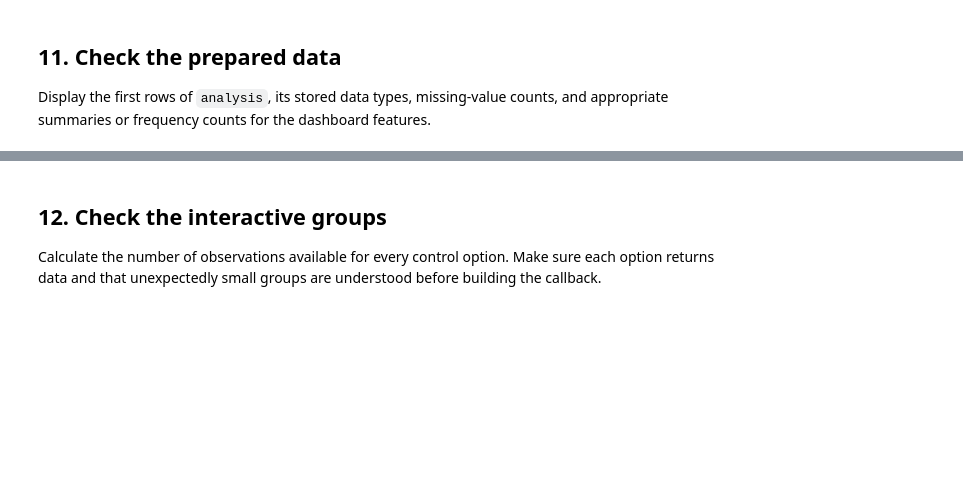
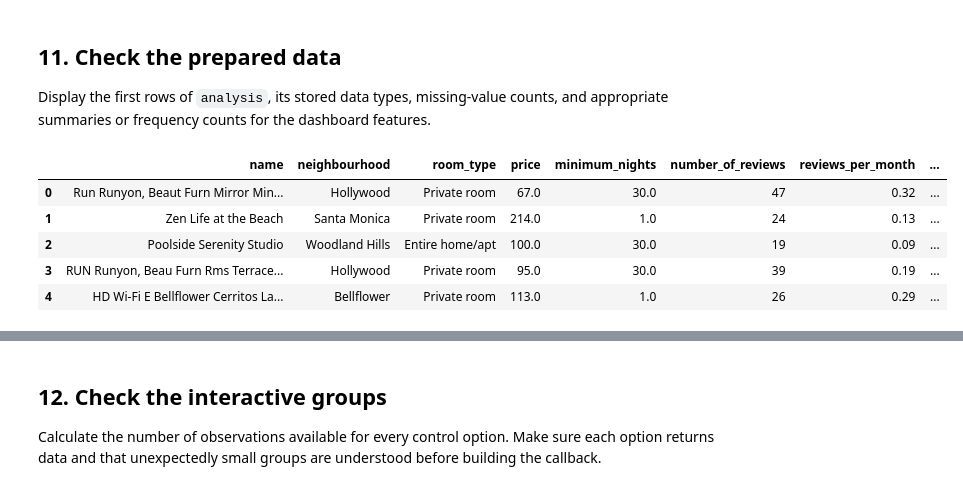
Before and after one commit to swolbroham/Data_Visualization_and_Modeling_Campus, a Jupyter notebook: week04/lab/Lab - Building an Interactive Dashboard.ipynb, the cells around one changed output, grey strips where cells are left out. Drawn from its saved outputs; the diff is of its cells as text; code cells hidden in the pictures; blank space fills up the shorter version.

```diff
--- a/week04/lab/Lab - Building an Interactive Dashboard.ipynb
+++ b/week04/lab/Lab - Building an Interactive Dashboard.ipynb
@@ -103,0 +299,2 @@ Select the features needed for the dashboard and use `.copy()` to create a DataF
+# %%
+analysis = analysis.dropna(subset=["price"])
@@ -103,0 +308,2 @@ Select the features needed for the dashboard and use `.copy()` to create a DataF
+# %%
+analysis["reviews_per_month"] = analysis["reviews_per_month"].fillna(0)
@@ -105,3 +329,15 @@ Select the features needed for the dashboard and use `.copy()` to create a DataF
 ## 9. Create any calculated features
 
 If the dashboard needs a calculated category, date component, percentage, rate, or other calculated feature, create it here. If no calculated feature is needed, leave the code cell blank and explain why.
+# %%
+analysis["price_category"] = pd.cut(
+    analysis["price"],
+    bins=[0, 100, 200, 300, 500, float("inf")],
+    labels=[
+        "Under $100",
+        "$100–199",
+        "$200–299",
+        "$300–499",
+        "$500+"
+    ]
+)
@@ -113,0 +406,2 @@ Create the labels and values for the dropdown or radio-button control. The visib
+# %%
+analysis = analysis.dropna(subset=['price'])
@@ -117,3 +450,12 @@ Create the labels and values for the dropdown or radio-button control. The visib
 ## 11. Check the prepared data
 
 Display the first rows of `analysis`, its stored data types, missing-value counts, and appropriate summaries or frequency counts for the dashboard features.
+# %%
+analysis.head()
+# %% [output]
+|  | name | neighbourhood | room_type | price | minimum_nights | number_of_reviews | reviews_per_month | ... |
+| 0 | Run Runyon, Beaut Furn Mirror Min... | Hollywood | Private room | 67.0 | 30.0 | 47 | 0.32 | ... |
+| 1 | Zen Life at the Beach | Santa Monica | Private room | 214.0 | 1.0 | 24 | 0.13 | ... |
+| 2 | Poolside Serenity Studio | Woodland Hills | Entire home/apt | 100.0 | 30.0 | 19 | 0.09 | ... |
+| 3 | RUN Runyon, Beau Furn Rms Terrace... | Hollywood | Private room | 95.0 | 30.0 | 39 | 0.19 | ... |
+| 4 | HD Wi-Fi E Bellflower Cerritos La... | Bellflower | Private room | 113.0 | 1.0 | 26 | 0.29 | ... |
```
Also changed, not shown: parts of 70 cells of this notebook, 1 other file.
